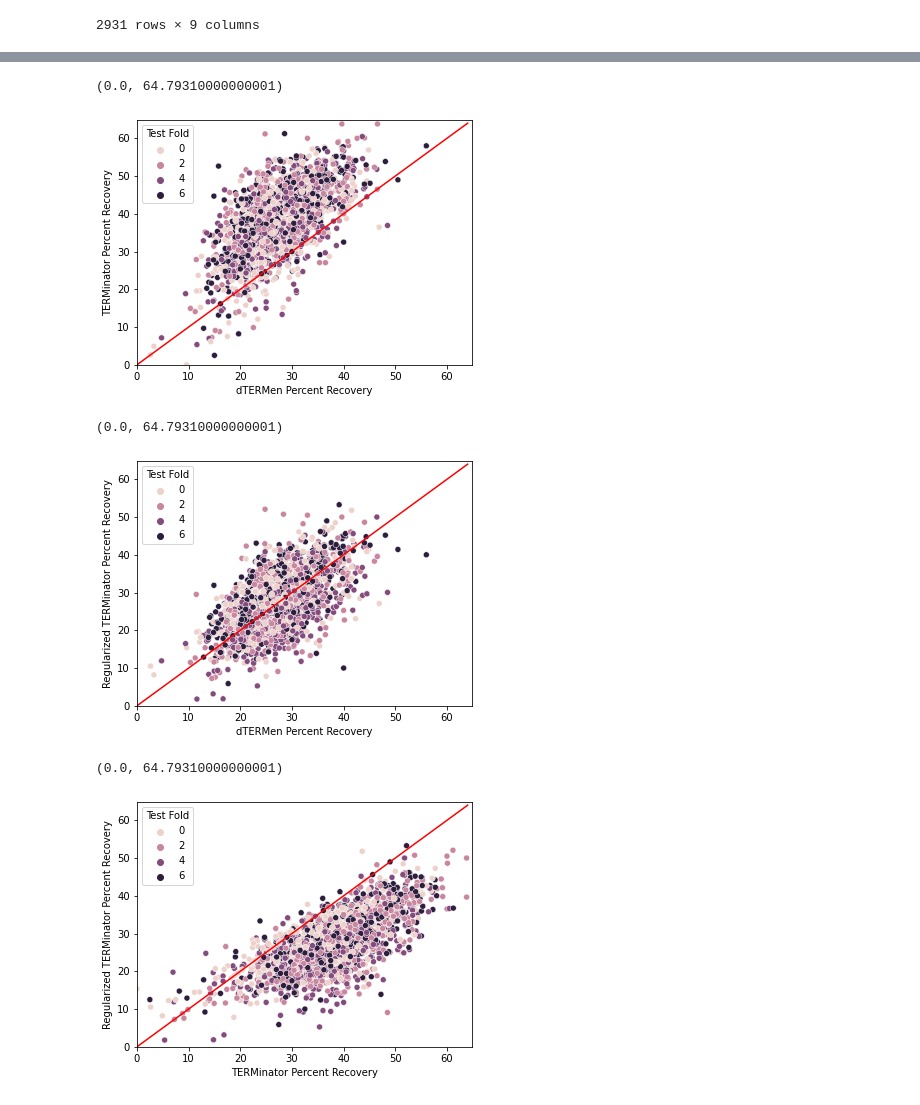
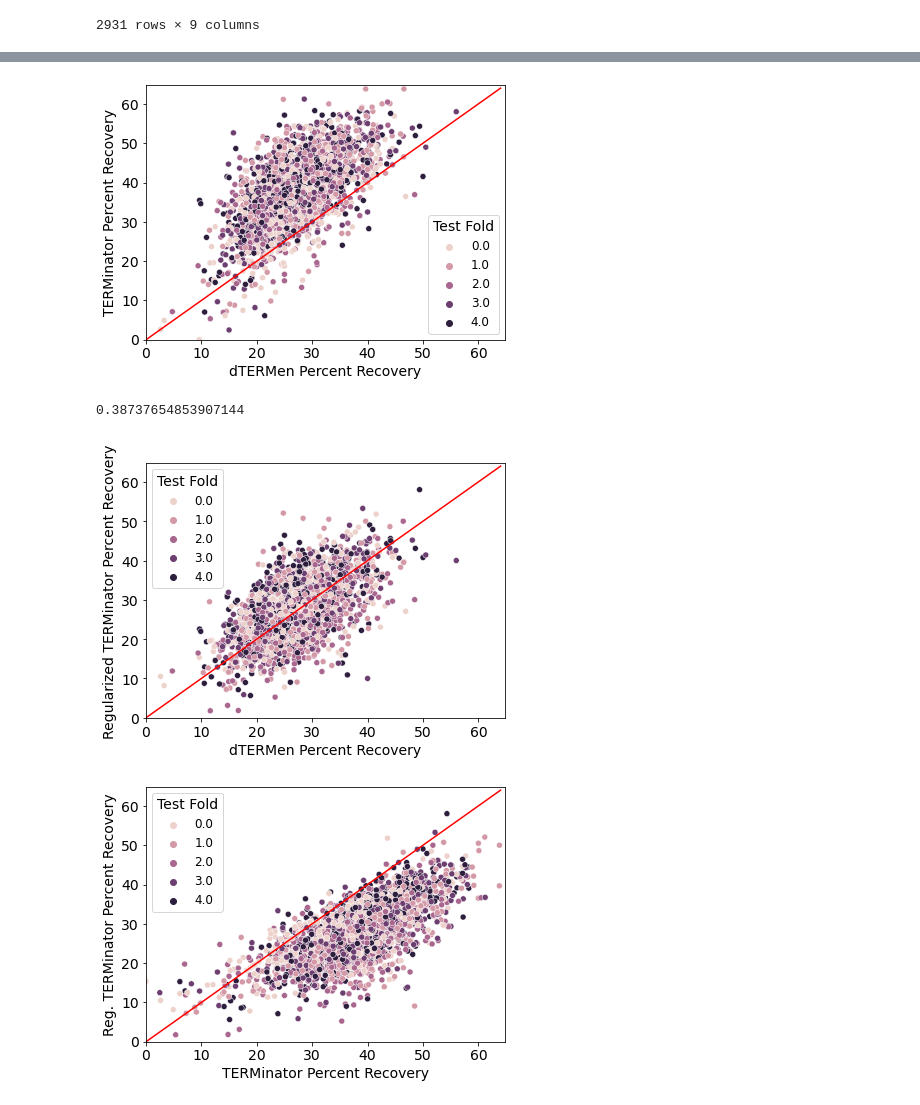
Before and after one commit to alexjli/terminator_public, a Jupyter notebook: analysis/test_run_analysis.ipynb, the cells around one changed output, grey strips where cells are left out. Drawn from its saved outputs; the diff is of its cells as text; code cells hidden in the pictures.

```diff
--- a/analysis/test_run_analysis.ipynb
+++ b/analysis/test_run_analysis.ipynb
@@ -113,7 +109,0 @@ for foldnum in [0, 2, 4, 6, 8]:
-# %%
-dfs_fold_noreg = []
-for foldnum in [0, 2, 4, 6]:
-    df_fold = pd.read_csv(f'/scratch/users/vsundar/TERMinator/outputs/test_run_fold{foldnum}_pyold_noreg/summary_results.csv')
-    df_fold['test_fold'] = foldnum
-    dfs_fold_noreg += [df_fold]
-dfs_fold_noreg = pd.concat(dfs_fold_noreg)
@@ -162,8 +128,9 @@ dfs_fold
 | 587 | 587 | 3ZR8 | APAVAAAVAAAAAAVAADPAAAAAVAAAAAAAG... | GPTEKAAVKKMAKAIMADPSKADDVYQKWADKG... | DEEEKKELLKRAEELRKDPSLLEEFLEEAIKAG... | 26.1538 | 21.5385 | ... |
 2931 rows × 9 columns
 # %%
-dfs_fold_noreg = dfs_fold_noreg.drop('Unnamed: 0', axis=1)
-dfs_fold = dfs_fold.drop('Unnamed: 0', axis=1)
+# dfs_fold_noreg = dfs_fold_noreg.drop('Unnamed: 0', axis=1)
+# dfs_fold = dfs_fold.drop('Unnamed: 0', axis=1)
+dfs_fold_linear_s2s = dfs_fold_linear_s2s.drop('Unnamed: 0', axis=1)
 # %%
 id_values = []
 model_values = []
@@ -207,2 +174,6 @@ combined_data
+# %%
+drop_ids = combined_data[(combined_data['model'] == 'dTERMen') & (combined_data['recovery'] == -1)].id.values
+# %%
+combined_data = combined_data.drop(combined_data[[id in drop_ids for id in combined_data['id']]].index)
 # %%
 combined_data_reindex = combined_data.set_index(['id', 'model'])
@@ -234,33 +188,46 @@ ax.set_xlabel('dTERMen Percent Recovery')
 ax.set_ylabel('TERMinator Percent Recovery')
 ax.set_xlim(0, compare_models['recovery', 'TERMinator_noreg'].max()+1)
 ax.set_ylim(0, compare_models['recovery', 'TERMinator_noreg'].max()+1)
+
+fig.tight_layout()
+fig.savefig('TERMinatorvsdTERMen.jpg')
 # %% [output]
-(0.0, 64.79310000000001)
-[figure, old version]
+[figure, new version]
+# %%
+import scipy
+
+slope, intercept, rvalue, pvalue, stderr = scipy.stats.linregress(compare_models['recovery']['dTERMen'].values, compare_models['recovery']['TERMinator_noreg'].values)
+print(rvalue**2)
+# %% [output]
+0.38737654853907144
 # %%
 fig, ax = plt.subplots(figsize=(6, 4.5))
 sns.scatterplot(data = compare_models['recovery'], x = 'dTERMen', y='TERMinator_reg', ax=ax, hue=compare_models['test_fold', 'TERMinator_noreg'])
 ax.legend(title = 'Test Fold')
 ax.plot(np.arange(0, compare_models['recovery', 'TERMinator_noreg'].max()+1), np.arange(0, compare_models['recovery', 'TERMinator_noreg'].max()+1), c='red')
 ax.set_xlabel('dTERMen Percent Recovery')
 ax.set_ylabel('Regularized TERMinator Percent Recovery')
 ax.set_xlim(0, compare_models['recovery', 'TERMinator_noreg'].max()+1)
 ax.set_ylim(0, compare_models['recovery', 'TERMinator_noreg'].max()+1)
+
+fig.tight_layout()
+fig.savefig('TERMinatorRegvsdTERMen.jpg')
 # %% [output]
-(0.0, 64.79310000000001)
-[figure, old version]
+[figure, new version]
 # %%
 fig, ax = plt.subplots(figsize=(6, 4.5))
 sns.scatterplot(data = compare_models['recovery'], x = 'TERMinator_noreg', y='TERMinator_reg', ax=ax, hue=compare_models['test_fold', 'TERMinator_noreg'])
 ax.legend(title = 'Test Fold')
 ax.plot(np.arange(0, compare_models['recovery', 'TERMinator_noreg'].max()+1), np.arange(0, compare_models['recovery', 'TERMinator_noreg'].max()+1), c='red')
 ax.set_xlabel('TERMinator Percent Recovery')
-ax.set_ylabel('Regularized TERMinator Percent Recovery')
+ax.set_ylabel('Reg. TERMinator Percent Recovery')
 ax.set_xlim(0, compare_models['recovery', 'TERMinator_noreg'].max()+1)
 ax.set_ylim(0, compare_models['recovery', 'TERMinator_noreg'].max()+1)
+
+fig.tight_layout()
+fig.savefig('TERMinatorRegvsTERMinator.jpg')
 # %% [output]
-(0.0, 64.79310000000001)
-[figure, old version]
+[figure, new version]
 # %%
 fig, ax = plt.subplots(figsize=(6, 4.5))
 sns.scatterplot(data = combined_data[combined_data['model'] == 'TERMinator_noreg'], y = 'recovery', x = 'term_len')
```
Also changed, not shown: parts of 37 cells of this notebook, 1 other file.
